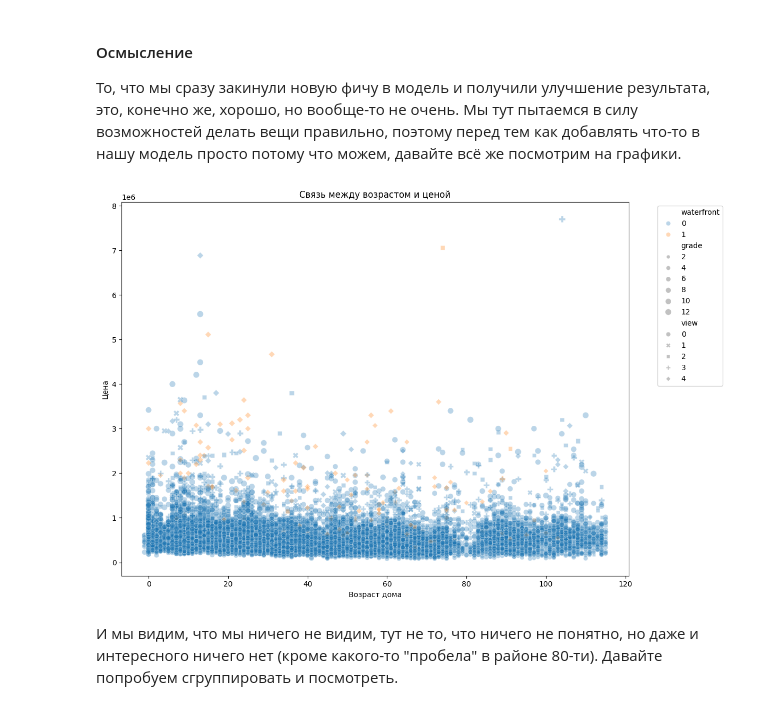
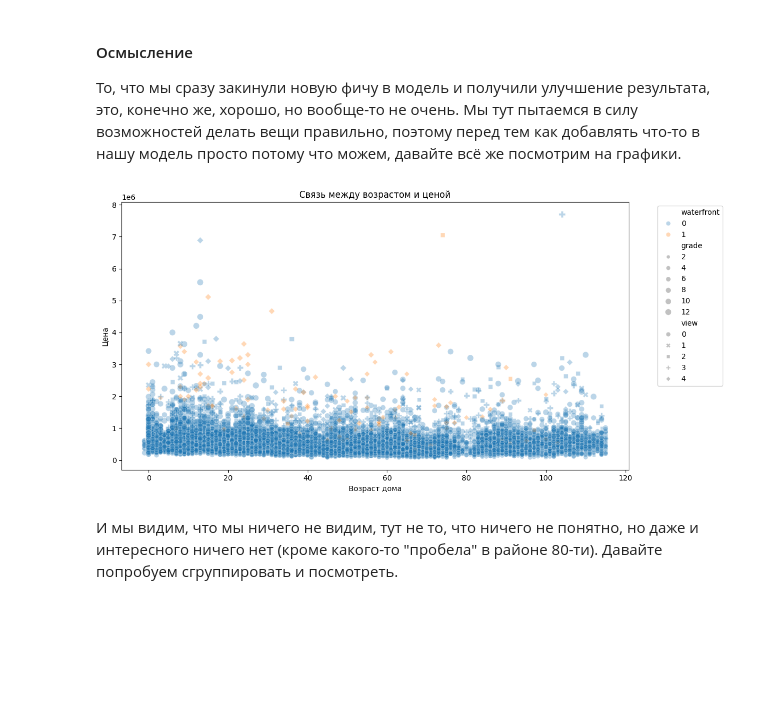
Before and after one commit to dragondangun/em_ml, a Jupyter notebook: 5. Linear Regression/LR.ipynb, the cells around one changed output. Saved outputs shown, nothing was run; the diff lists cells and outputs as text; code cells hidden in the pictures; blank space fills up the shorter version.

```diff
--- a/5. Linear Regression/LR.ipynb
+++ b/5. Linear Regression/LR.ipynb
@@ -1277,16 +1278,16 @@ R²: 0.6839376074960489
 
 То, что мы сразу закинули новую фичу в модель и получили улучшение результата, это, конечно же, хорошо, но вообще-то не очень. Мы тут пытаемся в силу возможностей делать вещи правильно, поэтому перед тем как добавлять что-то в нашу модель просто потому что можем, давайте всё же посмотрим на графики.
 # %%
-_ = plt.figure(figsize=(12, 8))
+_ = plt.figure(figsize=(12, 6))
 sns.scatterplot(data=train, x=train_cat['age_at_sold'], y='price',
                 hue='waterfront', size='grade', style='view', alpha=0.3)
 plt.title('Связь между возрастом и ценой')
 plt.legend(bbox_to_anchor=(1.05, 1), loc='upper left')
 plt.xlabel("Возраст дома")
 plt.ylabel("Цена")
 plt.tight_layout()
 plt.show()
 # %% [output]
-[figure, old version]
+[figure, new version]
 # %% [markdown]
 И мы видим, что мы ничего не видим, тут не то, что ничего не понятно, но даже и интересного ничего нет (кроме какого-то "пробела" в районе 80-ти). Давайте попробуем сгруппировать и посмотреть.
```
Also changed, not shown: parts of 11 cells of this notebook.
